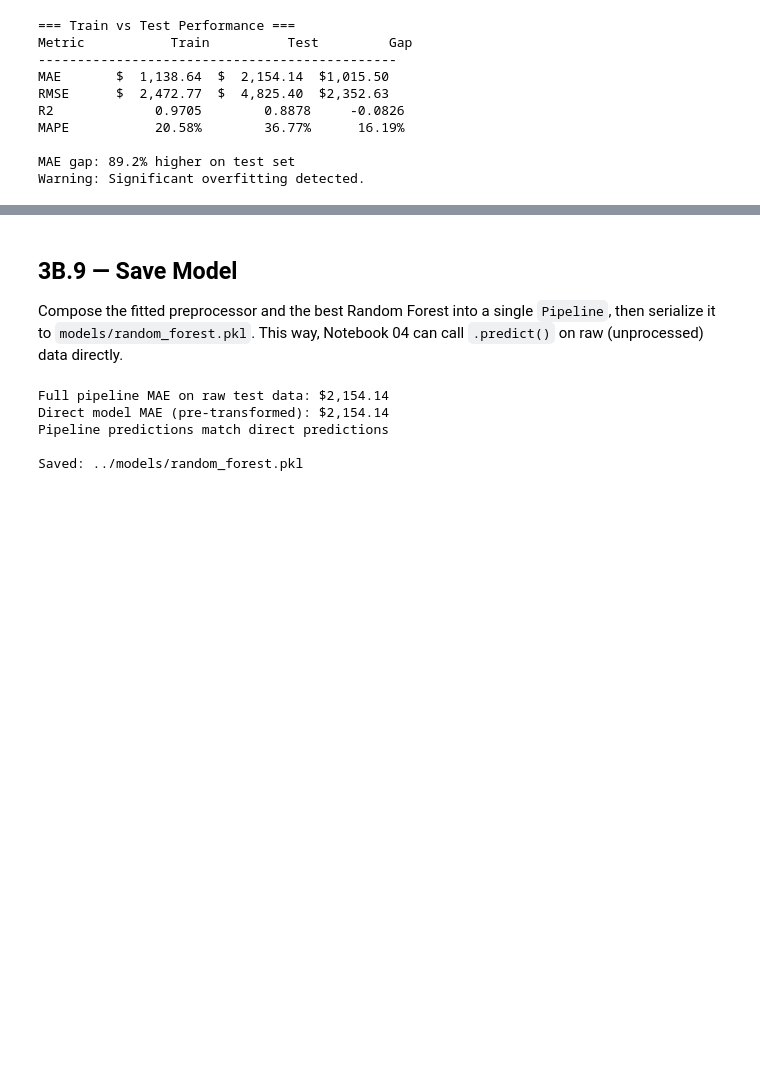
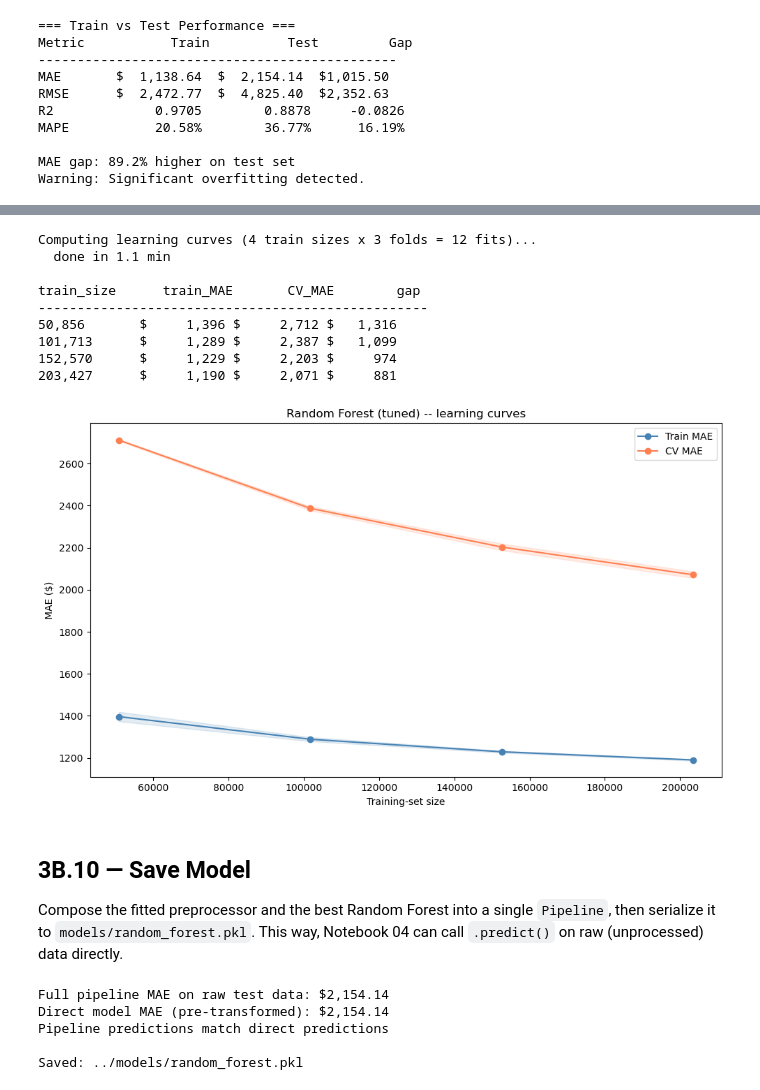
Before and after one commit to AcarBasaran/Predictive-Modeling-of-US-Used-Vehicle-Prices, a Jupyter notebook: notebooks/03b_random_forest.ipynb, the cells around one changed output, grey strips where cells are left out. Saved outputs shown, nothing was run; the diff lists cells and outputs as text; code cells hidden in the pictures; blank space fills up the shorter version.

```diff
--- a/notebooks/03b_random_forest.ipynb
+++ b/notebooks/03b_random_forest.ipynb
@@ -437,5 +449,53 @@ Warning: Significant overfitting detected.
+# %%
+# 3B.9 Learning curves
+from sklearn.model_selection import learning_curve
+
+print("Computing learning curves (4 train sizes x 3 folds = 12 fits)...")
+t0 = time.time()
+train_sizes_abs, train_scores, test_scores = learning_curve(
+    rf_best, X_train_processed, y_train,
+    train_sizes=np.linspace(0.25, 1.0, 4),
+    cv=3,
+    scoring="neg_mean_absolute_error",
+    n_jobs=-1,
+    random_state=RANDOM_STATE,
+)
+print(f"  done in {(time.time() - t0)/60:.1f} min")
+
+train_m = -train_scores.mean(axis=1)
+train_s =  train_scores.std(axis=1)
+test_m  = -test_scores.mean(axis=1)
+test_s  =  test_scores.std(axis=1)
+
+print(f"\n{'train_size':<12} {'train_MAE':>12} {'CV_MAE':>12} {'gap':>10}")
+print("-" * 50)
+for n, tr, cv in zip(train_sizes_abs, train_m, test_m):
+    print(f"{int(n):<12,} ${tr:>10,.0f} ${cv:>10,.0f} ${cv-tr:>8,.0f}")
+
+fig, ax = plt.subplots(figsize=(10, 6))
+ax.fill_between(train_sizes_abs, train_m - train_s, train_m + train_s, alpha=0.15, color="steelblue")
+ax.fill_between(train_sizes_abs, test_m - test_s,   test_m + test_s,   alpha=0.15, color="coral")
+ax.plot(train_sizes_abs, train_m, "o-", color="steelblue", label="Train MAE")
+ax.plot(train_sizes_abs, test_m,  "o-", color="coral",     label="CV MAE")
+ax.set_xlabel("Training-set size")
+ax.set_ylabel("MAE ($)")
+ax.set_title("Random Forest (tuned) -- learning curves")
+ax.legend()
+plt.tight_layout()
+plt.show()
+# %% [output]
+Computing learning curves (4 train sizes x 3 folds = 12 fits)...
+  done in 1.1 min
+
+train_size      train_MAE       CV_MAE        gap
+--------------------------------------------------
+50,856       $     1,396 $     2,712 $   1,316
+101,713      $     1,289 $     2,387 $   1,099
+152,570      $     1,229 $     2,203 $     974
+203,427      $     1,190 $     2,071 $     881
+[figure, added]
 # %% [markdown]
-## 3B.9 — Save Model
+## 3B.10 — Save Model
 
 Compose the fitted preprocessor and the best Random Forest into a single `Pipeline`,
 then serialize it to `models/random_forest.pkl`. This way, Notebook 04 can call
```
Also changed, not shown: parts of 4 cells of this notebook, 10 other files.
